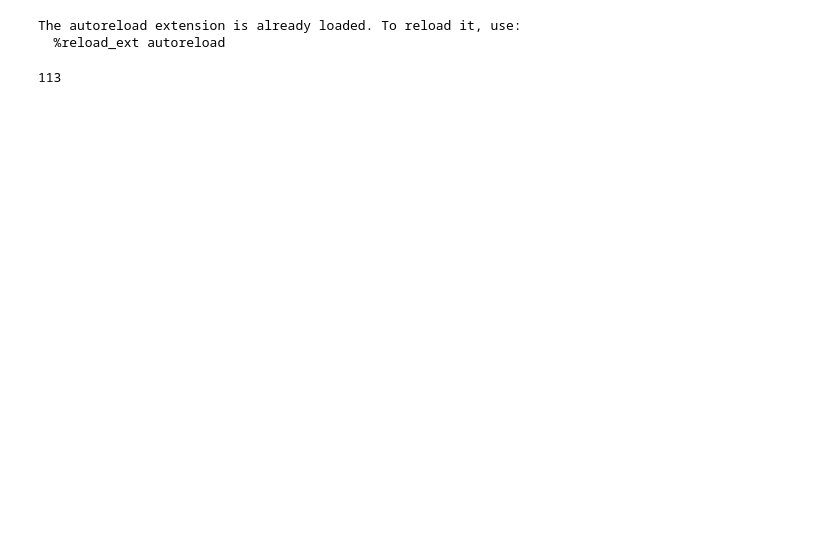
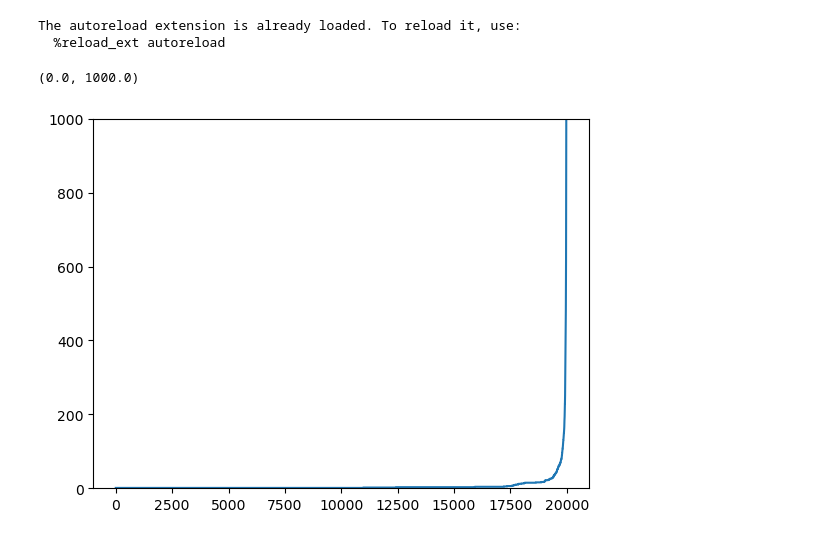
Before and after one commit to regevs/dated_selection, a Jupyter notebook: notebooks/20230323_simulator_attempt.ipynb, the cells around one changed output. Saved outputs shown, nothing was run; the diff lists cells and outputs as text; code cells hidden in the pictures; blank space fills up the shorter version.

```diff
--- a/notebooks/20230323_simulator_attempt.ipynb
+++ b/notebooks/20230323_simulator_attempt.ipynb
@@ -15,16 +15,17 @@ import simulator
 # %%
 S = simulator.Simulator(
     Ne = 10000,
-    s = 1e-3,
-    Un = 2e-3,
-    Ud = 2e-3,
-    n_generations = 1000,
-    sampling_scheme = {250: 10, 500: 10, 750: 10, 999: 30},
+    s = 0,
+    Un = 2e-4,
+    Ud = 2e-4,
+    n_generations = 20000,
     random_seed = 42,
 )
 
 S.run()
-# %%
-S.tmrca(999, 0, 999, 50)
-# %% [output]
-113
+# %%
+plt.plot([len(x) for x in S.ancestors])
+plt.ylim(0, 1000)
+# %% [output]
+(0.0, 1000.0)
+[figure, added]
```
Also changed, not shown: parts of 2 cells of this notebook, 4 other files.
